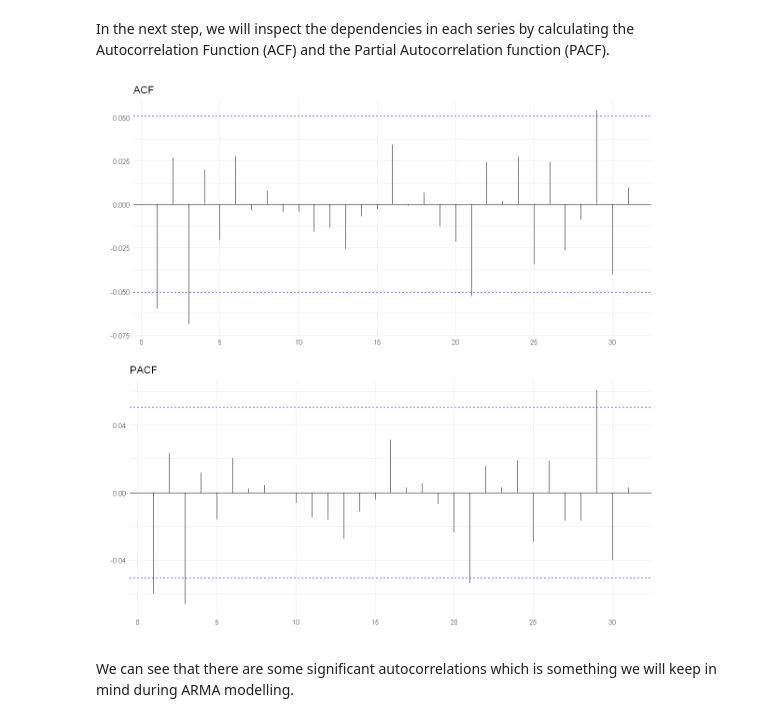
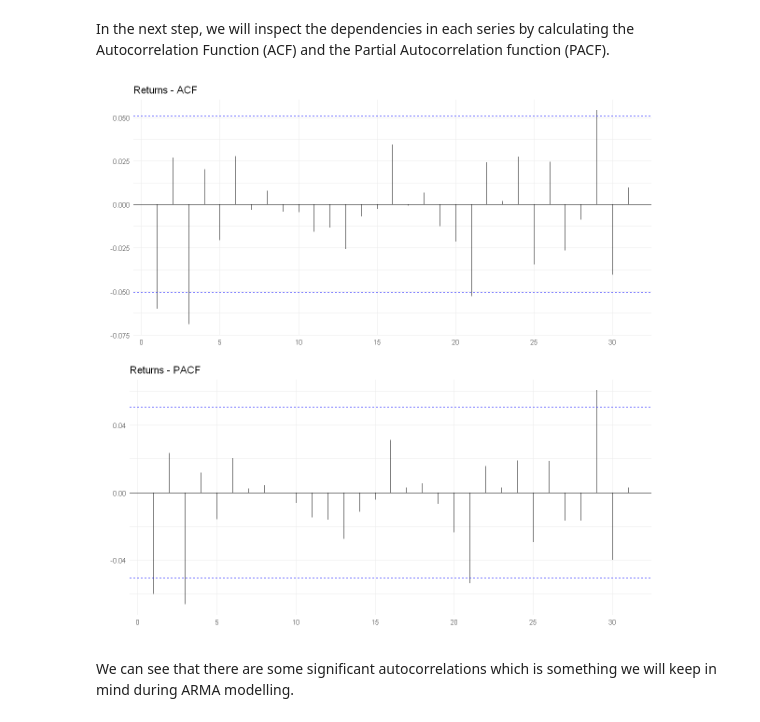
Before and after one commit to JanK0095/Financial-Econometrics-Course-Projects, a Jupyter notebook: Final project/FEI_Emprical_project_Kubal_Mattanelli.ipynb, the cells around one changed output. Cells and saved outputs as stored; diff of their text form; code cells hidden in the pictures.

```diff
--- a/Final project/FEI_Emprical_project_Kubal_Mattanelli.ipynb
+++ b/Final project/FEI_Emprical_project_Kubal_Mattanelli.ipynb
@@ -100,19 +111,19 @@ In the next step, we will inspect the dependencies in each series by calculating
 # %%
 options(repr.plot.width = 10, repr.plot.height = 10)
 #ACF and PACF for returns
 acf_ret <- ggAcf(amzn$ret)+
   theme_minimal()+
-  ggtitle("ACF")+
+  ggtitle("Returns - ACF")+
   ylab("")+
   xlab("")
 pacf_ret <- ggPacf(amzn$ret)+
   theme_minimal()+
-  ggtitle("PACF")+
+  ggtitle("Returns - PACF")+
   ylab("")+
   xlab("")
 ggarrange(acf_ret, pacf_ret, ncol = 1, nrow = 2)
 # %% [output]
-[figure, old version]
+[figure, new version]
 # %% [markdown]
 We can see that there are some significant autocorrelations which is something we will keep in mind during ARMA modelling.
 # %%
```
Also changed, not shown: parts of 47 cells of this notebook.
